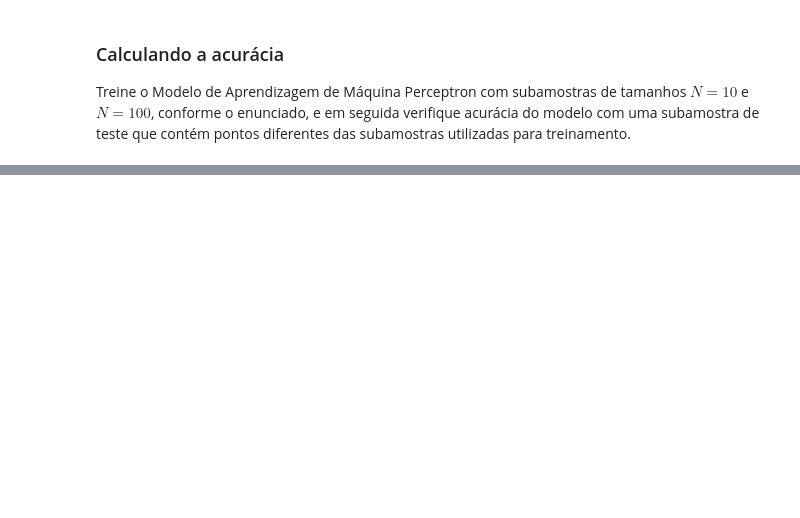
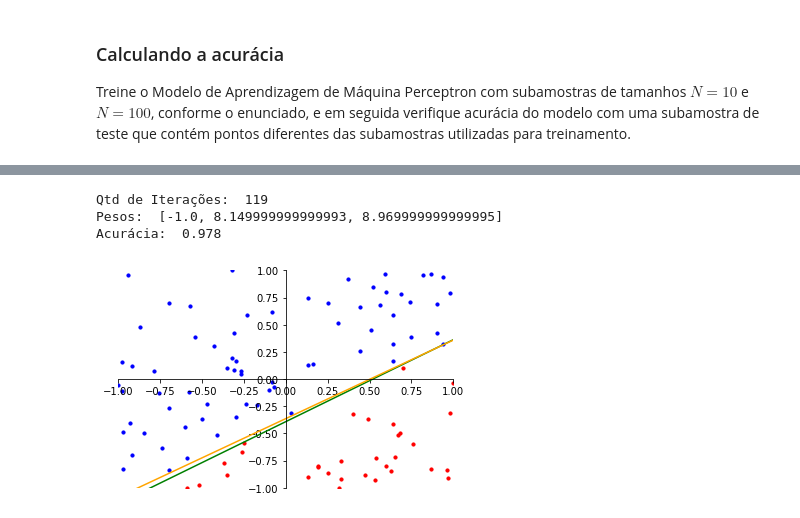
Before and after one commit to JoseAugusto011/MachineLearning, a Jupyter notebook: Pratica___PLA.ipynb, the cells around one changed output, grey strips where cells are left out. Cells and saved outputs as stored; diff of their text form; code cells hidden in the pictures; blank space fills up the shorter version.

```diff
--- a/Pratica___PLA.ipynb
+++ b/Pratica___PLA.ipynb
@@ -295,0 +295,16 @@ plot_grafico(X_test, Y, PesosTreino, [m, b])
+# %%
+# Calcular Acurácia
+
+print("Qtd de Iterações: ", qtdIter)
+print("Pesos: ", Pesos)
+acuracia = 1 - (ContaErros(X_test, Y, PesosTreino) / len(X_test))
+print("Acurácia: ", acuracia)
+# %% [output]
+Qtd de Iterações:  119
+Pesos:  [-1.0, 8.149999999999993, 8.969999999999995]
+Acurácia:  0.978
+# %%
+rtreino = X_test[0:100]
+itTreino, PesosTreino = PLA(rtreino, Y[0:100], [m, b])
+# %% [output]
+[figure, added]
```
Also changed, not shown: parts of 16 cells of this notebook, 1 other file.
